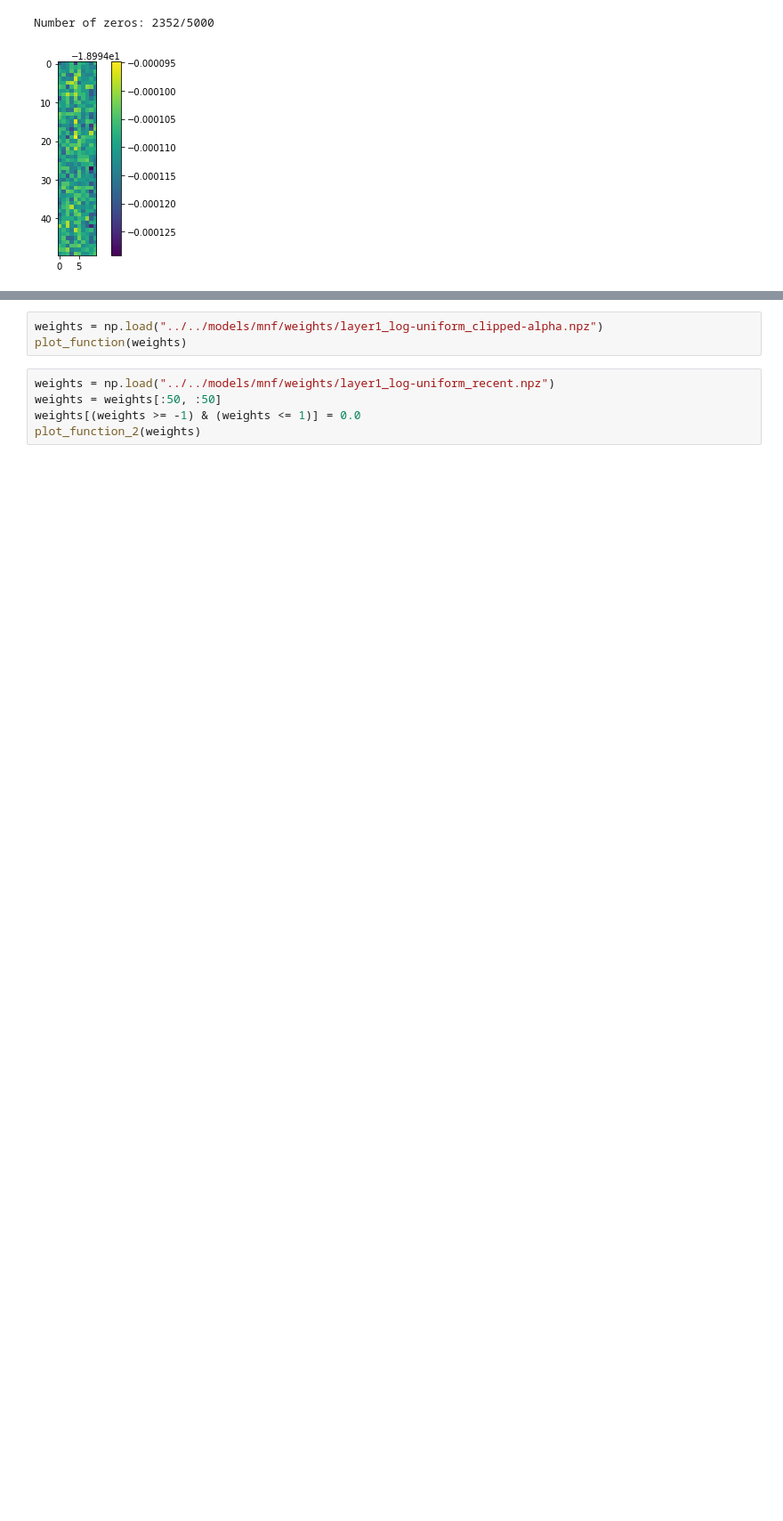
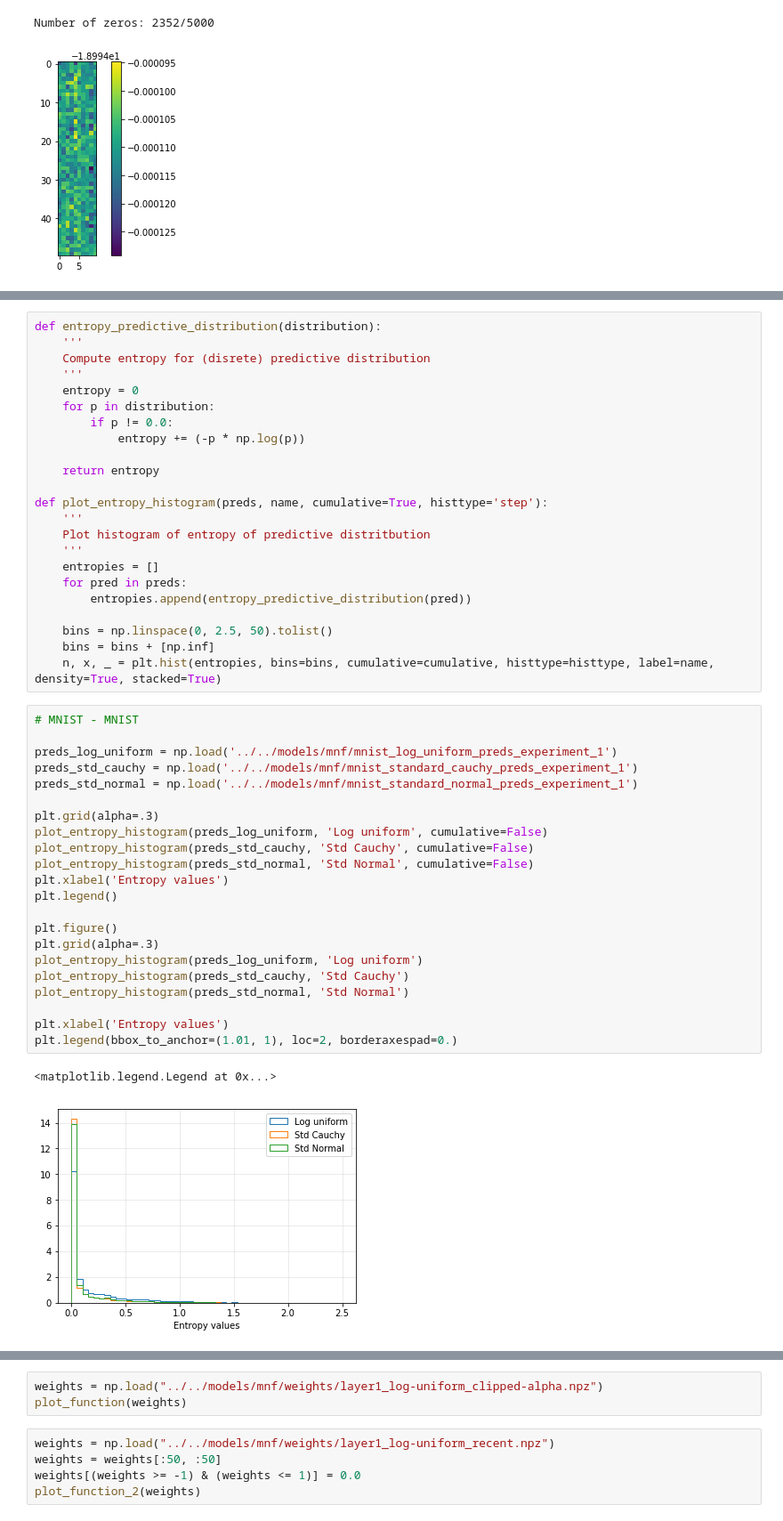
Before and after one commit to akashrajkn/waffles-and-posteriors, a Jupyter notebook: src/mnf/results.ipynb, the cells around one changed output, grey strips where cells are left out. Shown at 89% size. Drawn from its saved outputs; the diff is of its cells as text; blank space fills up the shorter version.

```diff
--- a/src/mnf/results.ipynb
+++ b/src/mnf/results.ipynb
@@ -159,0 +164,48 @@ plt.savefig('../../results/lowerbound_normal_cauchy.png')
+# %%
+def entropy_predictive_distribution(distribution):
+    '''
+    Compute entropy for (disrete) predictive distribution
+    '''
+    entropy = 0
+    for p in distribution:
+        if p != 0.0:
+            entropy += (-p * np.log(p))
+
+    return entropy
+
+def plot_entropy_histogram(preds, name, cumulative=True, histtype='step'):
+    '''
+    Plot histogram of entropy of predictive distritbution
+    '''
+    entropies = []
+    for pred in preds:
+        entropies.append(entropy_predictive_distribution(pred))
+
+    bins = np.linspace(0, 2.5, 50).tolist()
+    bins = bins + [np.inf]
+    n, x, _ = plt.hist(entropies, bins=bins, cumulative=cumulative, histtype=histtype, label=name, density=True, stacked=True)
+# %%
+# MNIST - MNIST
+
+preds_log_uniform = np.load('../../models/mnf/mnist_log_uniform_preds_experiment_1')
+preds_std_cauchy = np.load('../../models/mnf/mnist_standard_cauchy_preds_experiment_1')
+preds_std_normal = np.load('../../models/mnf/mnist_standard_normal_preds_experiment_1')
+
+plt.grid(alpha=.3)
+plot_entropy_histogram(preds_log_uniform, 'Log uniform', cumulative=False)
+plot_entropy_histogram(preds_std_cauchy, 'Std Cauchy', cumulative=False)
+plot_entropy_histogram(preds_std_normal, 'Std Normal', cumulative=False)
+plt.xlabel('Entropy values')
+plt.legend()
+
+plt.figure()
+plt.grid(alpha=.3)
+plot_entropy_histogram(preds_log_uniform, 'Log uniform')
+plot_entropy_histogram(preds_std_cauchy, 'Std Cauchy')
+plot_entropy_histogram(preds_std_normal, 'Std Normal')
+
+plt.xlabel('Entropy values')
+plt.legend(bbox_to_anchor=(1.01, 1), loc=2, borderaxespad=0.)
+# %% [output]
+<matplotlib.legend.Legend at 0x...>
+[figure, added]
```
Also changed, not shown: parts of 9 cells of this notebook, 11 other files.
